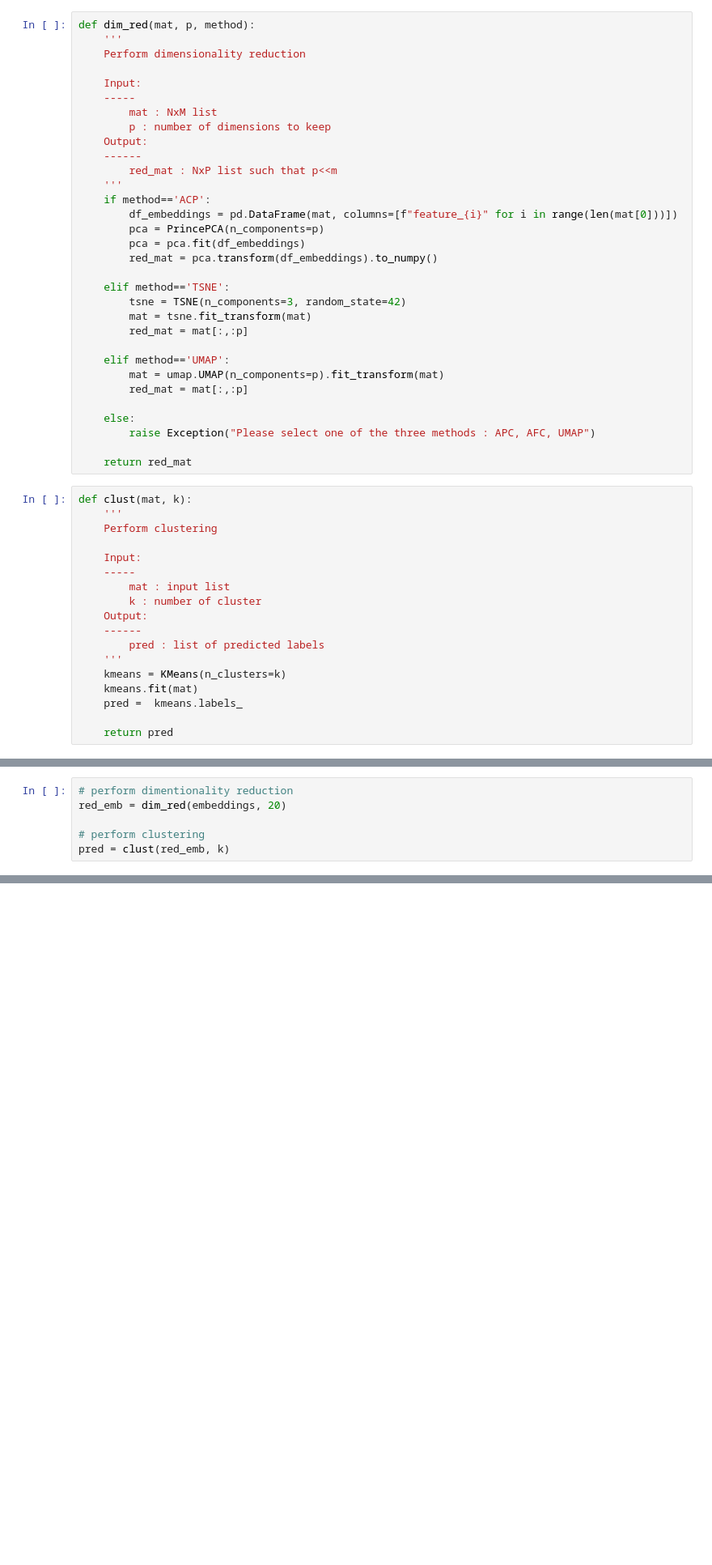
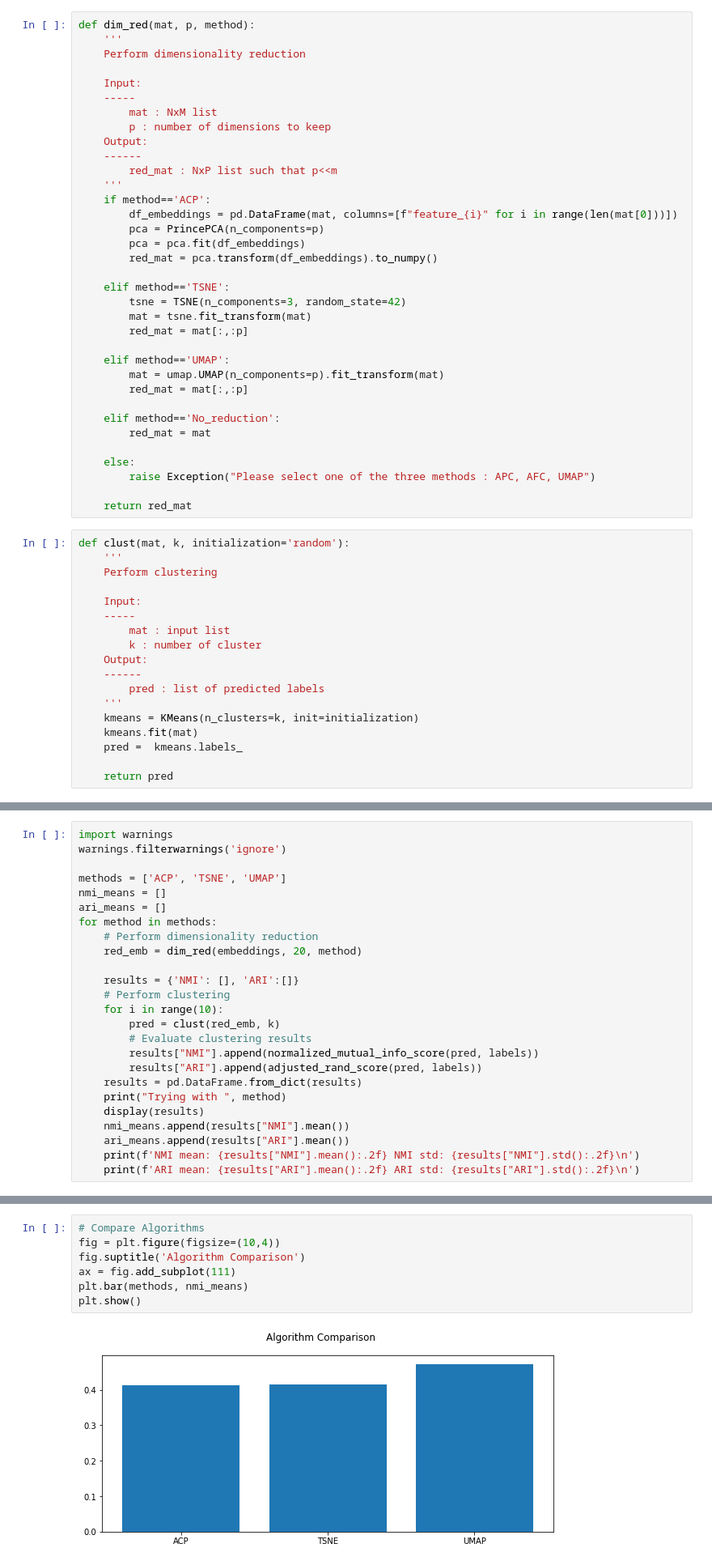
Before and after one commit to KARABERNOUmohamedislem/Projet-final-Data-Engineering, a Jupyter notebook: Experiments/tests_bonus.ipynb, the cells around one changed output, grey strips where cells are left out. Shown at 81% size. Cells and saved outputs as stored; diff of their text form; blank space fills up the shorter version.

```diff
--- a/Experiments/tests_bonus.ipynb
+++ b/Experiments/tests_bonus.ipynb
@@ -49,12 +50,15 @@ def dim_red(mat, p, method):
         mat = umap.UMAP(n_components=p).fit_transform(mat)
         red_mat = mat[:,:p]
 
+    elif method=='No_reduction':
+        red_mat = mat
+
     else:
         raise Exception("Please select one of the three methods : APC, AFC, UMAP")
 
     return red_mat
 # %%
-def clust(mat, k):
+def clust(mat, k, initialization='random'):
     '''
     Perform clustering
 
@@ -66,7 +70,7 @@ def clust(mat, k):
     ------
         pred : list of predicted labels
     '''
-    kmeans = KMeans(n_clusters=k)
+    kmeans = KMeans(n_clusters=k, init=initialization)
     kmeans.fit(mat)
     pred =  kmeans.labels_
 
@@ -100,6 +114,0 @@ for method in methods:
-# %%
-# perform dimentionality reduction
-red_emb = dim_red(embeddings, 20)
-
-# perform clustering
-pred = clust(red_emb, k)
@@ -114,0 +117,25 @@ ARI: 0.29
+# %%
+import warnings
+warnings.filterwarnings('ignore')
+
+methods = ['ACP', 'TSNE', 'UMAP']
+nmi_means = []
+ari_means = []
+for method in methods:
+    # Perform dimensionality reduction
+    red_emb = dim_red(embeddings, 20, method)
+
+    results = {'NMI': [], 'ARI':[]}
+    # Perform clustering
+    for i in range(10):
+        pred = clust(red_emb, k)
+        # Evaluate clustering results
+        results["NMI"].append(normalized_mutual_info_score(pred, labels))
+        results["ARI"].append(adjusted_rand_score(pred, labels))
+    results = pd.DataFrame.from_dict(results)
+    print("Trying with ", method)
+    display(results)
+    nmi_means.append(results["NMI"].mean())
+    ari_means.append(results["ARI"].mean())
+    print(f'NMI mean: {results["NMI"].mean():.2f} NMI std: {results["NMI"].std():.2f}\n')
+    print(f'ARI mean: {results["ARI"].mean():.2f} ARI std: {results["ARI"].std():.2f}\n')
@@ -114,0 +190,9 @@ ARI: 0.29
+# %%
+# Compare Algorithms
+fig = plt.figure(figsize=(10,4))
+fig.suptitle('Algorithm Comparison')
+ax = fig.add_subplot(111)
+plt.bar(methods, nmi_means)
+plt.show()
+# %% [output]
+[figure, added]
```
Also changed, not shown: parts of 18 cells of this notebook.
